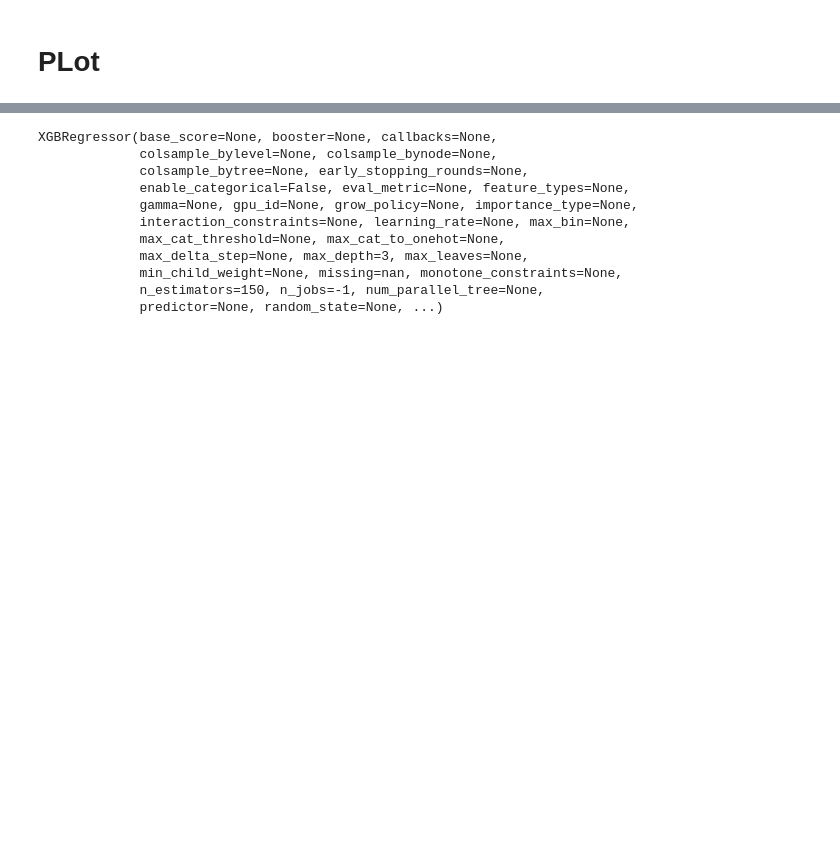
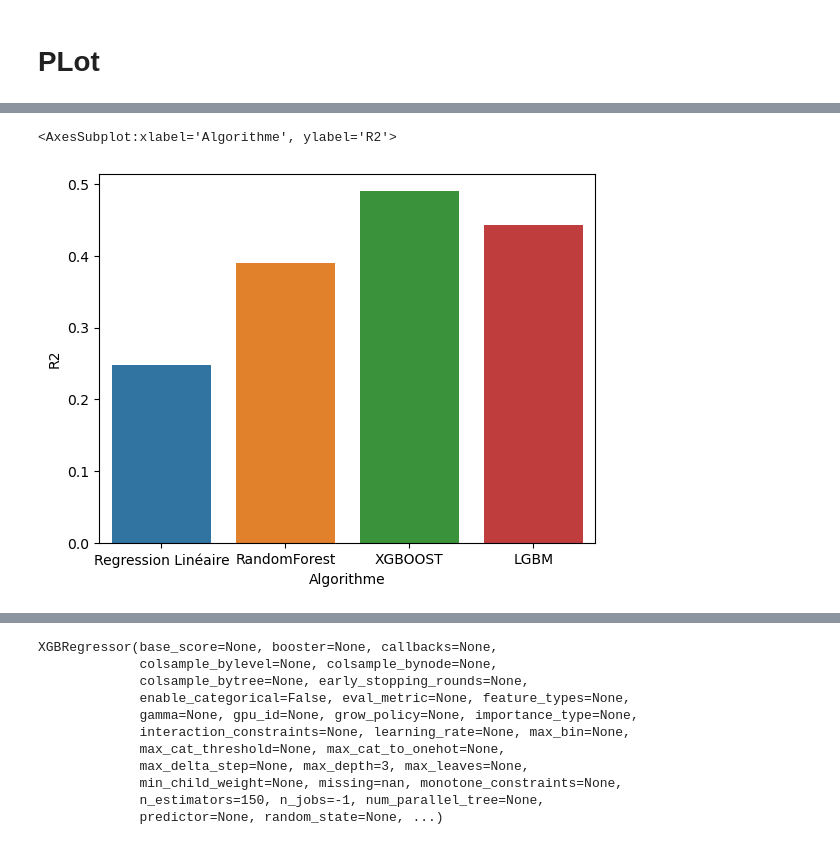
Before and after one commit to ArhurK/P4-Anticipez-les-besoins-en-consommation-de-batiments, a Jupyter notebook: Cible 1 log TotalGHGEmissions.ipynb, the cells around one changed output, grey strips where cells are left out. Cells and saved outputs as stored; diff of their text form; code cells hidden in the pictures; blank space fills up the shorter version.

```diff
--- a/Cible 1 log TotalGHGEmissions.ipynb
+++ b/Cible 1 log TotalGHGEmissions.ipynb
@@ -371,0 +335,7 @@ for i in list_res:
+# %%
+tmp = pd.DataFrame({'Algorithme' : ['Regression Linéaire','RandomForest','XGBOOST','LGBM'],
+                    'R2' : [x['R2'] for x in res],
+                    'MSE' : [x['MSE'] for x in res]
+
+})
+tmp
@@ -371,0 +348,6 @@ for i in list_res:
+# %%
+sns.barplot(data=tmp,x='Algorithme',y="R2")
+plt.show()
+# %% [output]
+<AxesSubplot:xlabel='Algorithme', ylabel='R2'>
+[figure, added]
```
Also changed, not shown: parts of 56 cells of this notebook, 1 other file.
